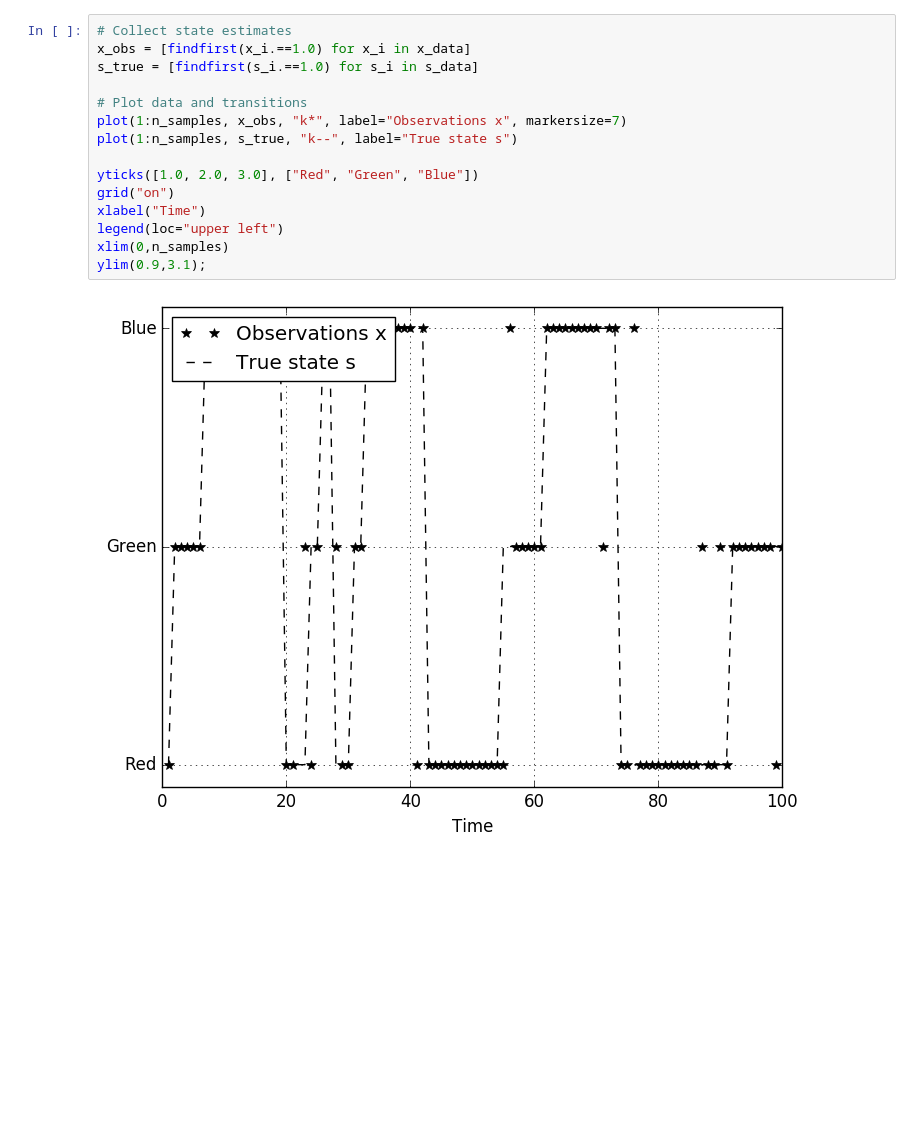
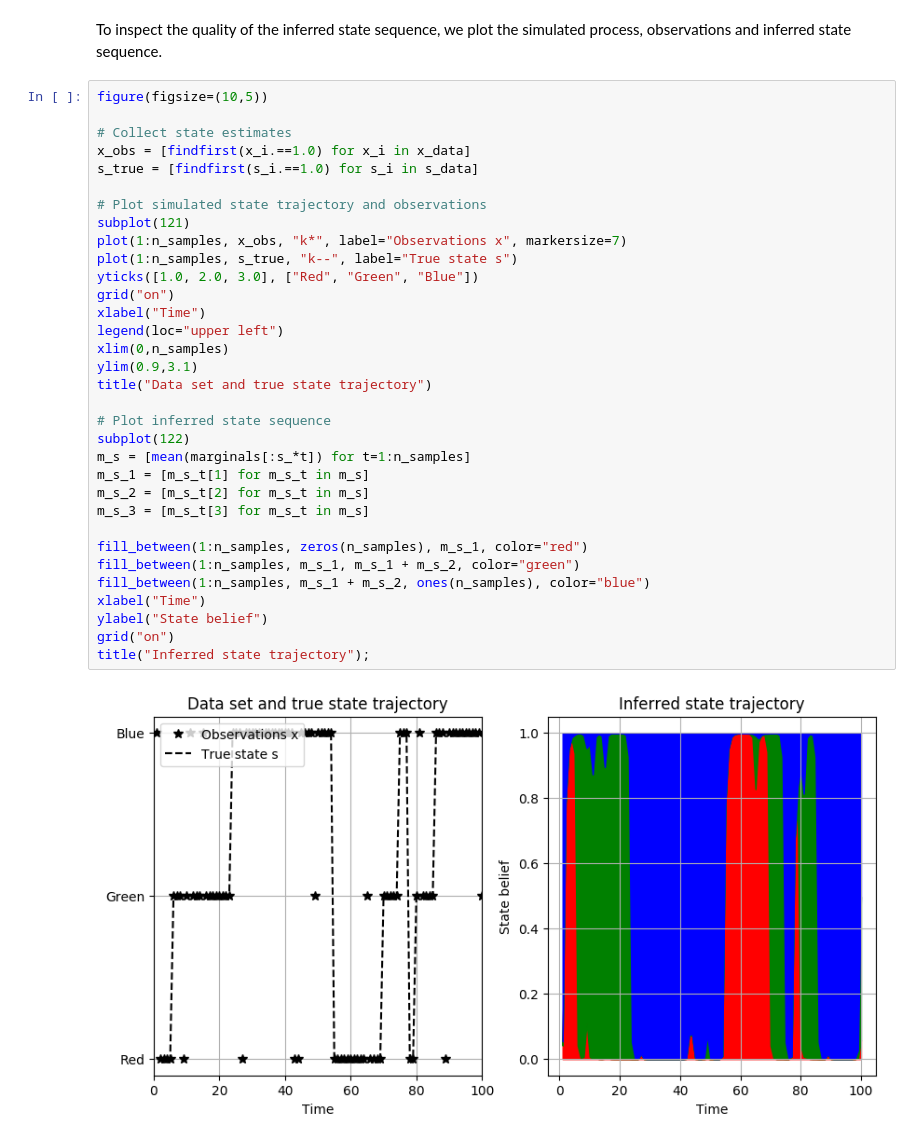
Before and after one commit to biaslab/ForneyLab.jl, a Jupyter notebook: demo/8_hidden_markov_model_estimation.ipynb, the cells around one changed output. Drawn from its saved outputs; the diff is of its cells as text; blank space fills up the shorter version.

```diff
--- a/demo/8_hidden_markov_model_estimation.ipynb
+++ b/demo/8_hidden_markov_model_estimation.ipynb
@@ -126,17 +125,37 @@ xlim(0,n_its);
+# %% [markdown]
+To inspect the quality of the inferred state sequence, we plot the simulated process, observations and inferred state sequence.
 # %%
+figure(figsize=(10,5))
+
 # Collect state estimates
 x_obs = [findfirst(x_i.==1.0) for x_i in x_data]
 s_true = [findfirst(s_i.==1.0) for s_i in s_data]
 
-# Plot data and transitions
+# Plot simulated state trajectory and observations
+subplot(121)
 plot(1:n_samples, x_obs, "k*", label="Observations x", markersize=7)
 plot(1:n_samples, s_true, "k--", label="True state s")
-
 yticks([1.0, 2.0, 3.0], ["Red", "Green", "Blue"])
 grid("on")
 xlabel("Time")
 legend(loc="upper left")
 xlim(0,n_samples)
-ylim(0.9,3.1);
+ylim(0.9,3.1)
+title("Data set and true state trajectory")
+
+# Plot inferred state sequence
+subplot(122)
+m_s = [mean(marginals[:s_*t]) for t=1:n_samples]
+m_s_1 = [m_s_t[1] for m_s_t in m_s]
+m_s_2 = [m_s_t[2] for m_s_t in m_s]
+m_s_3 = [m_s_t[3] for m_s_t in m_s]
+
+fill_between(1:n_samples, zeros(n_samples), m_s_1, color="red")
+fill_between(1:n_samples, m_s_1, m_s_1 + m_s_2, color="green")
+fill_between(1:n_samples, m_s_1 + m_s_2, ones(n_samples), color="blue")
+xlabel("Time")
+ylabel("State belief")
+grid("on")
+title("Inferred state trajectory");
 # %% [output]
-[figure, old version]
+[figure, new version]
```
Also changed, not shown: parts of 17 cells of this notebook.
